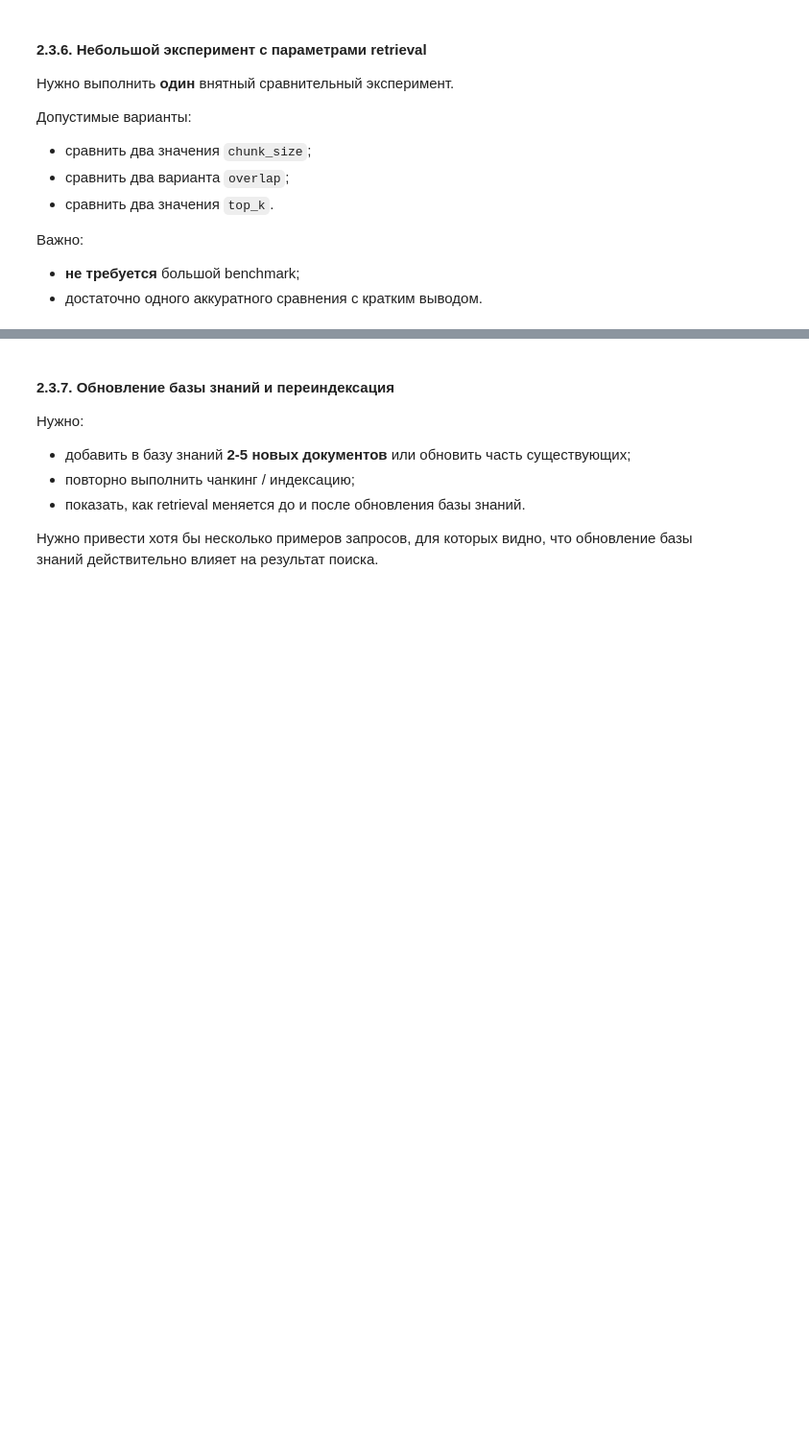
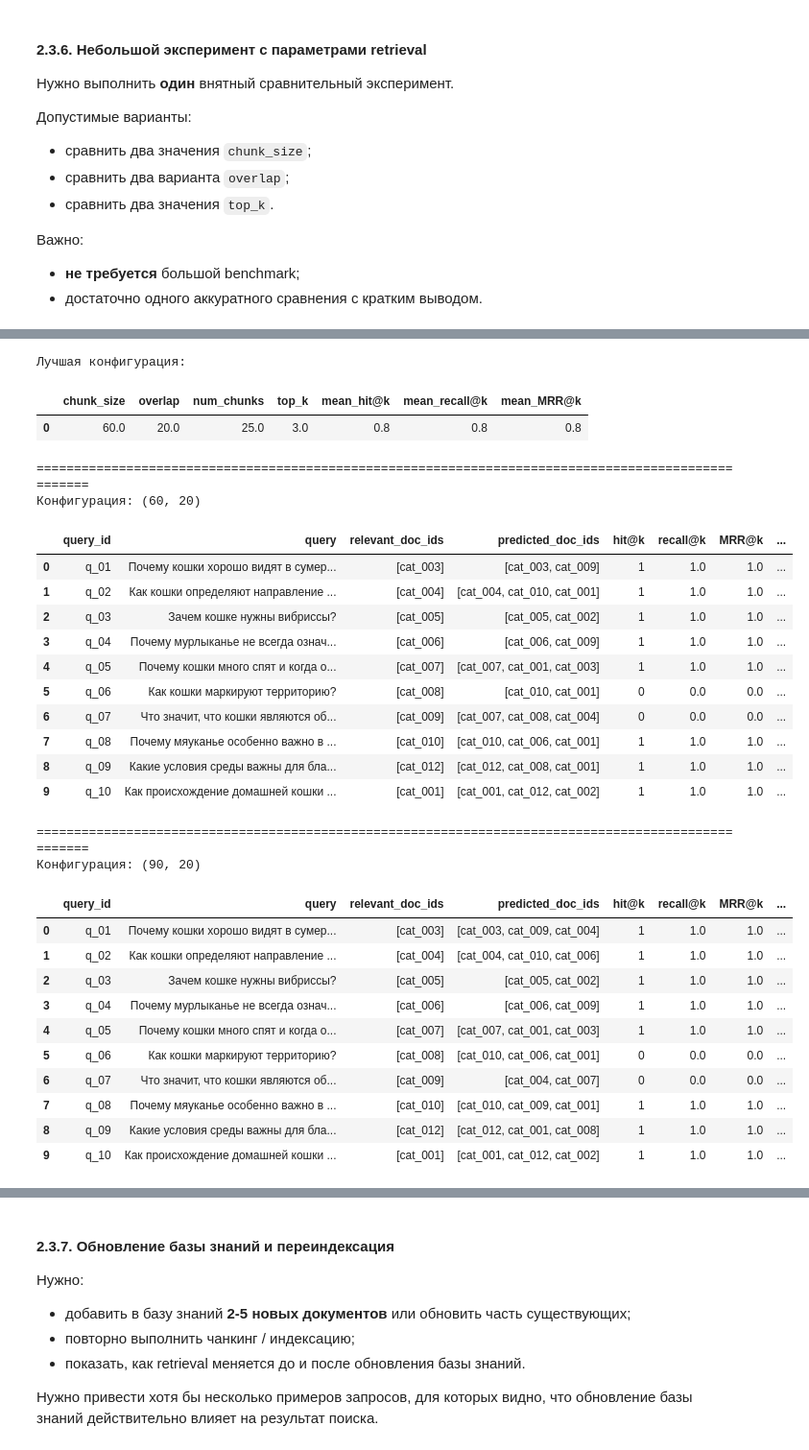
Before and after one commit to Allureeee/allure-aie-lab, a Jupyter notebook: homeworks/HW14/HW14.ipynb, the cells around one changed output, grey strips where cells are left out. Shown at 96% size. Saved outputs shown, nothing was run; the diff lists cells and outputs as text; code cells hidden in the pictures; blank space fills up the shorter version.

```diff
--- a/homeworks/HW14/HW14.ipynb
+++ b/homeworks/HW14/HW14.ipynb
@@ -439,0 +1036,25 @@ display(documents_df[["text_length_chars", "text_length_words"]].describe())
+# %%
+# Поиск по готовому retriever
+
+def search_similar_chunks(
+    query: str,
+    artifacts: RetrievalArtifacts,
+    top_k: int = 5,
+) -> pd.DataFrame:
+    query_vectors = artifacts.embedder.encode_queries([query])
+    scores, indices = artifacts.search_index.search(query_vectors, top_k=top_k)
+
+    rows = []
+    for rank, (score, idx) in enumerate(zip(scores[0], indices[0]), start=1):
+        row = artifacts.chunks_df.iloc[int(idx)]
+        rows.append(
+            {
+                "rank": rank,
+                "doc_id": row["doc_id"],
+                "title": row["title"],
+                "chunk_id": row["chunk_id"],
+                "score": round(float(score), 4),
+                "chunk_text": row["chunk_text"],
+            }
+        )
+    return pd.DataFrame(rows)
@@ -439,0 +1239,48 @@ display(documents_df[["text_length_chars", "text_length_words"]].describe())
+# %%
+# Лучшая конфигурация по метрикам retrieval
+
+best_row = experiment_summary_df.sort_values(
+    by=["mean_hit@k", "mean_recall@k", "mean_MRR@k"],
+    ascending=False,
+).iloc[0]
+
+print("Лучшая конфигурация:")
+display(best_row.to_frame().T)
+# %% [output]
+Лучшая конфигурация:
+|  | chunk_size | overlap | num_chunks | top_k | mean_hit@k | mean_recall@k | mean_MRR@k |
+| 0 | 60.0 | 20.0 | 25.0 | 3.0 | 0.8 | 0.8 | 0.8 |
+# %%
+# Подробные результаты для каждой конфигурации
+
+for key, value in experiment_results.items():
+    print("=" * 100)
+    print("Конфигурация:", key)
+    display(value["results_df"])
+# %% [output]
+====================================================================================================
+Конфигурация: (60, 20)
+|  | query_id | query | relevant_doc_ids | predicted_doc_ids | hit@k | recall@k | MRR@k | ... |
+| 0 | q_01 | Почему кошки хорошо видят в сумер... | [cat_003] | [cat_003, cat_009] | 1 | 1.0 | 1.0 | ... |
+| 1 | q_02 | Как кошки определяют направление ... | [cat_004] | [cat_004, cat_010, cat_001] | 1 | 1.0 | 1.0 | ... |
+| 2 | q_03 | Зачем кошке нужны вибриссы? | [cat_005] | [cat_005, cat_002] | 1 | 1.0 | 1.0 | ... |
+| 3 | q_04 | Почему мурлыканье не всегда означ... | [cat_006] | [cat_006, cat_009] | 1 | 1.0 | 1.0 | ... |
+| 4 | q_05 | Почему кошки много спят и когда о... | [cat_007] | [cat_007, cat_001, cat_003] | 1 | 1.0 | 1.0 | ... |
+| 5 | q_06 | Как кошки маркируют территорию? | [cat_008] | [cat_010, cat_001] | 0 | 0.0 | 0.0 | ... |
+| 6 | q_07 | Что значит, что кошки являются об... | [cat_009] | [cat_007, cat_008, cat_004] | 0 | 0.0 | 0.0 | ... |
+| 7 | q_08 | Почему мяуканье особенно важно в ... | [cat_010] | [cat_010, cat_006, cat_001] | 1 | 1.0 | 1.0 | ... |
+| 8 | q_09 | Какие условия среды важны для бла... | [cat_012] | [cat_012, cat_008, cat_001] | 1 | 1.0 | 1.0 | ... |
+| 9 | q_10 | Как происхождение домашней кошки ... | [cat_001] | [cat_001, cat_012, cat_002] | 1 | 1.0 | 1.0 | ... |
+====================================================================================================
+Конфигурация: (90, 20)
+|  | query_id | query | relevant_doc_ids | predicted_doc_ids | hit@k | recall@k | MRR@k | ... |
+| 0 | q_01 | Почему кошки хорошо видят в сумер... | [cat_003] | [cat_003, cat_009, cat_004] | 1 | 1.0 | 1.0 | ... |
+| 1 | q_02 | Как кошки определяют направление ... | [cat_004] | [cat_004, cat_010, cat_006] | 1 | 1.0 | 1.0 | ... |
+| 2 | q_03 | Зачем кошке нужны вибриссы? | [cat_005] | [cat_005, cat_002] | 1 | 1.0 | 1.0 | ... |
+| 3 | q_04 | Почему мурлыканье не всегда означ... | [cat_006] | [cat_006, cat_009] | 1 | 1.0 | 1.0 | ... |
+| 4 | q_05 | Почему кошки много спят и когда о... | [cat_007] | [cat_007, cat_001, cat_003] | 1 | 1.0 | 1.0 | ... |
+| 5 | q_06 | Как кошки маркируют территорию? | [cat_008] | [cat_010, cat_006, cat_001] | 0 | 0.0 | 0.0 | ... |
+| 6 | q_07 | Что значит, что кошки являются об... | [cat_009] | [cat_004, cat_007] | 0 | 0.0 | 0.0 | ... |
+| 7 | q_08 | Почему мяуканье особенно важно в ... | [cat_010] | [cat_010, cat_009, cat_001] | 1 | 1.0 | 1.0 | ... |
+| 8 | q_09 | Какие условия среды важны для бла... | [cat_012] | [cat_012, cat_001, cat_008] | 1 | 1.0 | 1.0 | ... |
+| 9 | q_10 | Как происхождение домашней кошки ... | [cat_001] | [cat_001, cat_012, cat_002] | 1 | 1.0 | 1.0 | ... |
```
Also changed, not shown: parts of 62 cells of this notebook, 5 other files.
